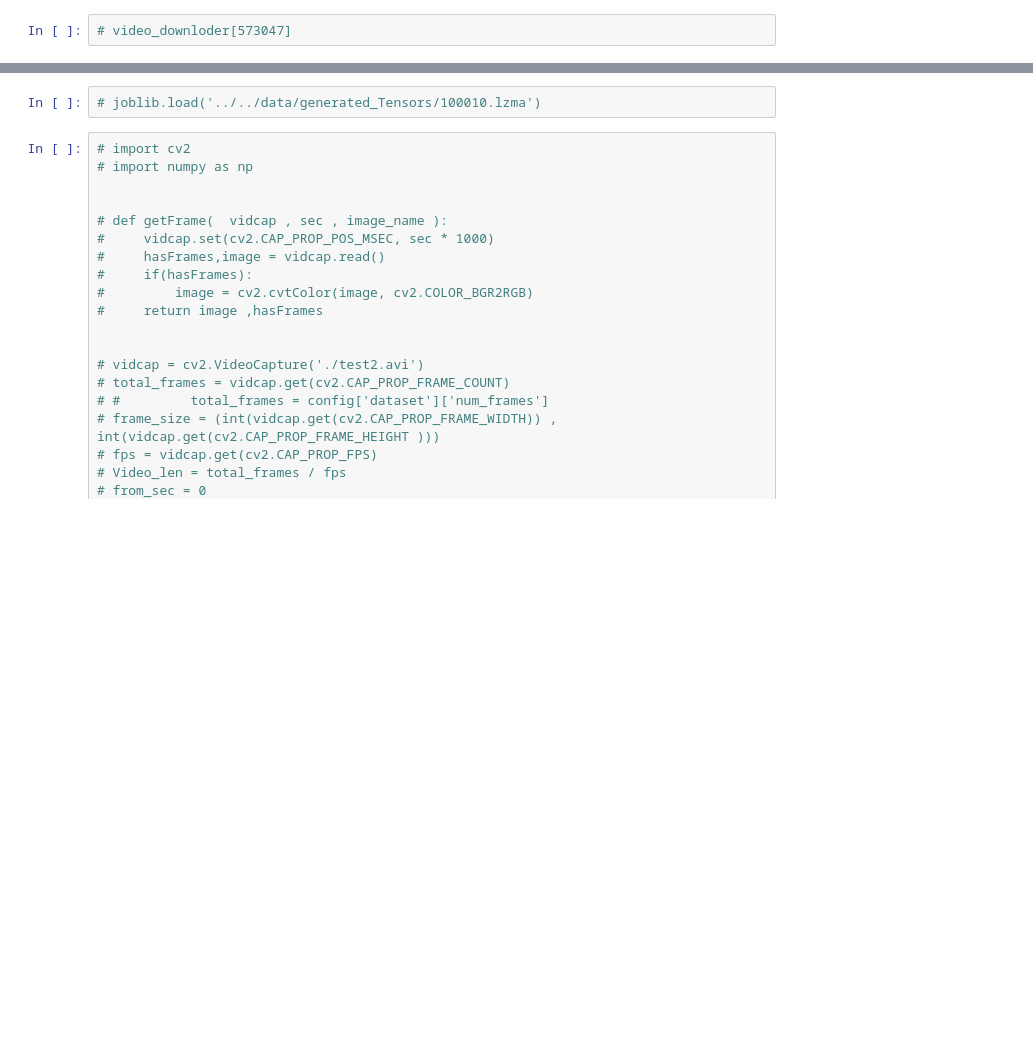
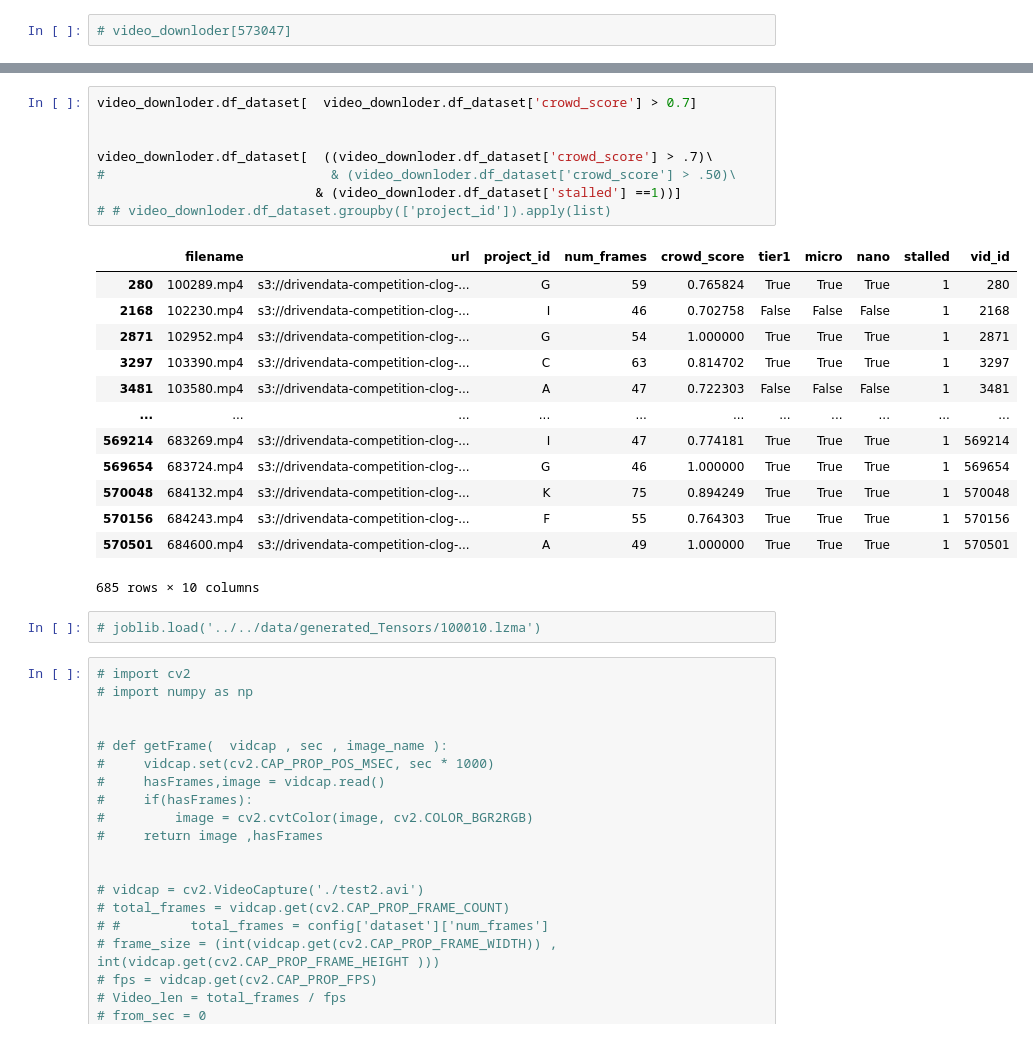
Before and after one commit to Alibhji/Clog-Loss-Advance-Alzheimer-s-Research, a Jupyter notebook: notebook/5-Dataset_genrator_download_and_save.ipynb, the cells around one changed output, grey strips where cells are left out. Saved outputs shown, nothing was run; the diff lists cells and outputs as text; blank space fills up the shorter version.

```diff
--- a/notebook/5-Dataset_genrator_download_and_save.ipynb
+++ b/notebook/5-Dataset_genrator_download_and_save.ipynb
@@ -236,3 +370,25 @@ KeyboardInterrupt:
+# %%
+video_downloder.df_dataset[  video_downloder.df_dataset['crowd_score'] > 0.7]
+
+
+video_downloder.df_dataset[  ((video_downloder.df_dataset['crowd_score'] > .7)\
+#                             & (video_downloder.df_dataset['crowd_score'] > .50)\
+                            & (video_downloder.df_dataset['stalled'] ==1))]
+# # video_downloder.df_dataset.groupby(['project_id']).apply(list)
+# %% [output]
+|  | filename | url | project_id | num_frames | crowd_score | tier1 | micro | nano | stalled | vid_id |
+| 280 | 100289.mp4 | s3://drivendata-competition-clog-... | G | 59 | 0.765824 | True | True | True | 1 | 280 |
+| 2168 | 102230.mp4 | s3://drivendata-competition-clog-... | I | 46 | 0.702758 | False | False | False | 1 | 2168 |
+| 2871 | 102952.mp4 | s3://drivendata-competition-clog-... | G | 54 | 1.000000 | True | True | True | 1 | 2871 |
+| 3297 | 103390.mp4 | s3://drivendata-competition-clog-... | C | 63 | 0.814702 | True | True | True | 1 | 3297 |
+| 3481 | 103580.mp4 | s3://drivendata-competition-clog-... | A | 47 | 0.722303 | False | False | False | 1 | 3481 |
+| ... | ... | ... | ... | ... | ... | ... | ... | ... | ... | ... |
+| 569214 | 683269.mp4 | s3://drivendata-competition-clog-... | I | 47 | 0.774181 | True | True | True | 1 | 569214 |
+| 569654 | 683724.mp4 | s3://drivendata-competition-clog-... | G | 46 | 1.000000 | True | True | True | 1 | 569654 |
+| 570048 | 684132.mp4 | s3://drivendata-competition-clog-... | K | 75 | 0.894249 | True | True | True | 1 | 570048 |
+| 570156 | 684243.mp4 | s3://drivendata-competition-clog-... | F | 55 | 0.764303 | True | True | True | 1 | 570156 |
+| 570501 | 684600.mp4 | s3://drivendata-competition-clog-... | A | 49 | 1.000000 | True | True | True | 1 | 570501 |
+685 rows × 10 columns
 # %%
 # joblib.load('../../data/generated_Tensors/100010.lzma')
 # %%
```
Also changed, not shown: parts of 12 cells of this notebook, 4 other files.
